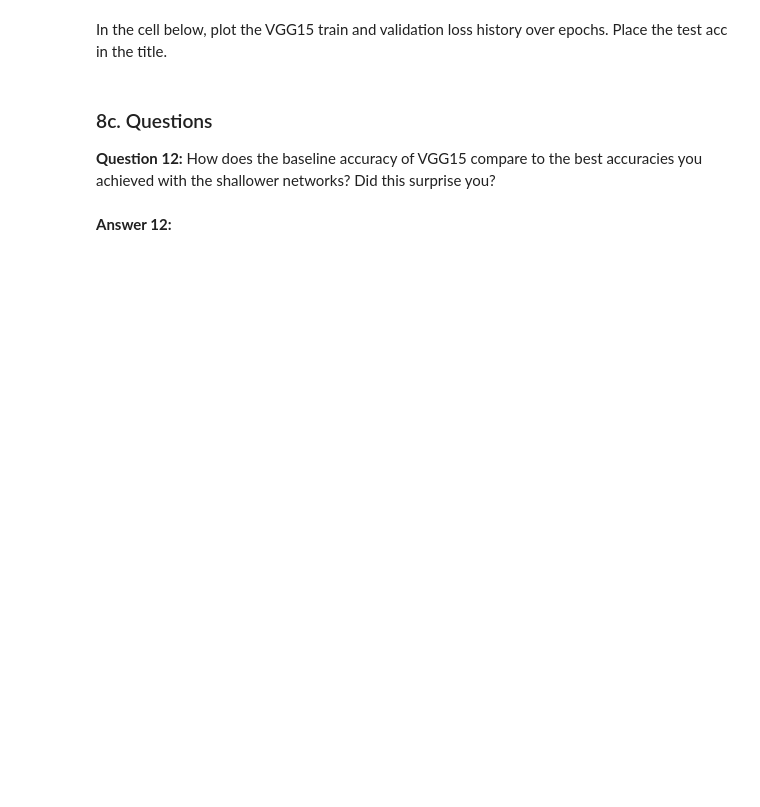
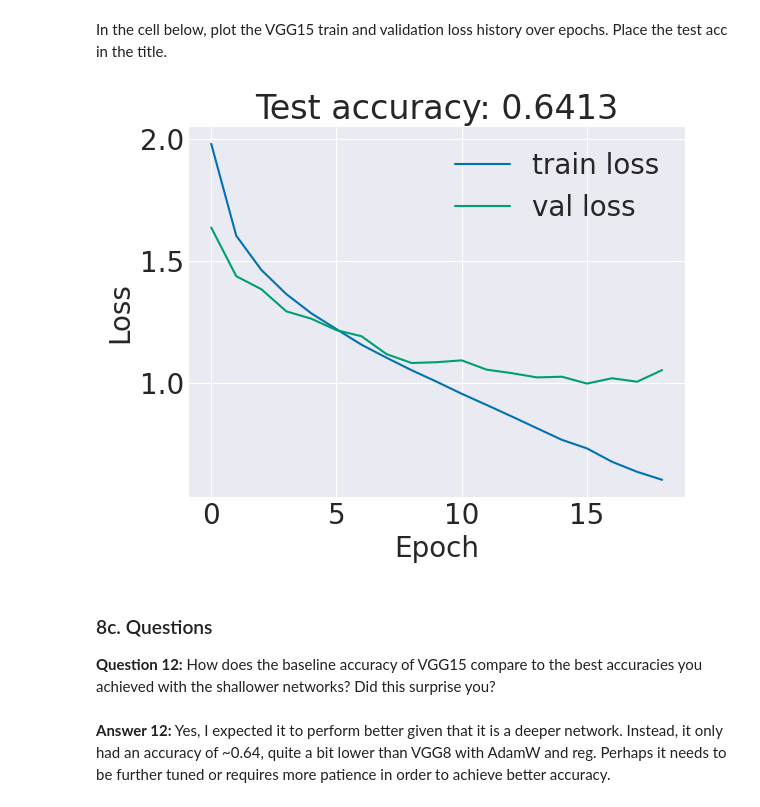
Before and after one commit to nssent25/CS444, a Jupyter notebook: Project1/vgg8.ipynb, the cells around one changed output. Drawn from its saved outputs; the diff is of its cells as text; code cells hidden in the pictures; blank space fills up the shorter version.

```diff
--- a/Project1/vgg8.ipynb
+++ b/Project1/vgg8.ipynb
@@ -785,0 +977,19 @@ tf.keras.backend.clear_session()
+# %%
+tf.random.set_seed(0)
+tf.keras.backend.clear_session()
+
+# Create and compile model with dropout
+model = VGG15(C=10, input_feats_shape=(32, 32, 3), wt_init='he', conv_dropout=False, reg=0.6)
+model.compile(optimizer='adamw', lr=1e-5)
+
+# Train model
+train_loss_hist, val_loss_hist, val_acc_hist, epochs = model.fit(x_train, y_train, x_val, y_val, patience=4)
+
+# Evaluate on test set
+test_acc, test_loss = model.evaluate(x_test, y_test)
+
+# Store results
+results = (test_acc, epochs, train_loss_hist, val_loss_hist, val_acc_hist)
+print(f'Test accuracy: {test_acc:.4f}')
+print(f'Test loss: {test_loss:.4f}')
+print(f'Training epochs: {epochs}')
@@ -786,8 +1014,18 @@ tf.keras.backend.clear_session()
 # %% [markdown]
 In the cell below, plot the VGG15 train and validation loss history over epochs. Place the test acc in the title.
+# %%
+plt.plot(train_loss_hist, label='train loss')
+plt.plot(val_loss_hist, label='val loss')
+plt.title(f'Test accuracy: {test_acc:.4f}')
+plt.xlabel('Epoch')
+plt.ylabel('Loss')
+plt.legend()
+plt.show()
+# %% [output]
+[figure, added]
 # %% [markdown]
 ### 8c. Questions
 
 **Question 12:** How does the baseline accuracy of VGG15 compare to the best accuracies you achieved with the shallower networks? Did this surprise you?
-# %% [markdown]
-**Answer 12:**
+# %% [markdown]
+**Answer 12:** Yes, I expected it to perform better given that it is a deeper network. Instead, it only had an accuracy of ~0.64, quite a bit lower than VGG8 with AdamW and reg. Perhaps it needs to be further tuned or requires more patience in order to achieve better accuracy.
```
Also changed, not shown: parts of 22 cells of this notebook, 2 other files.
